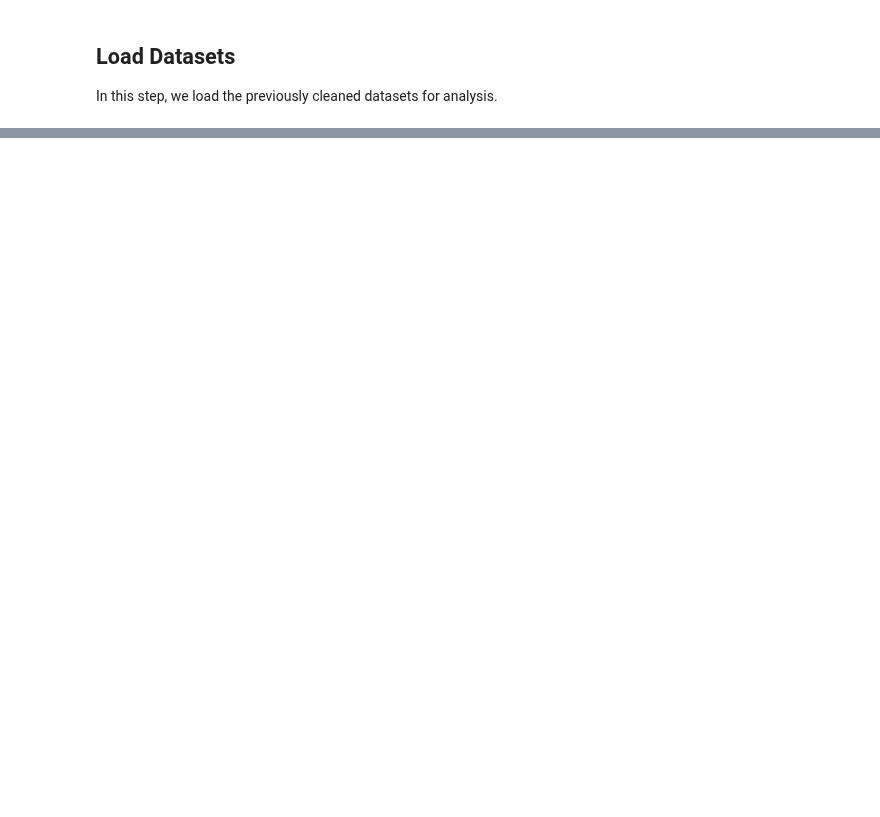
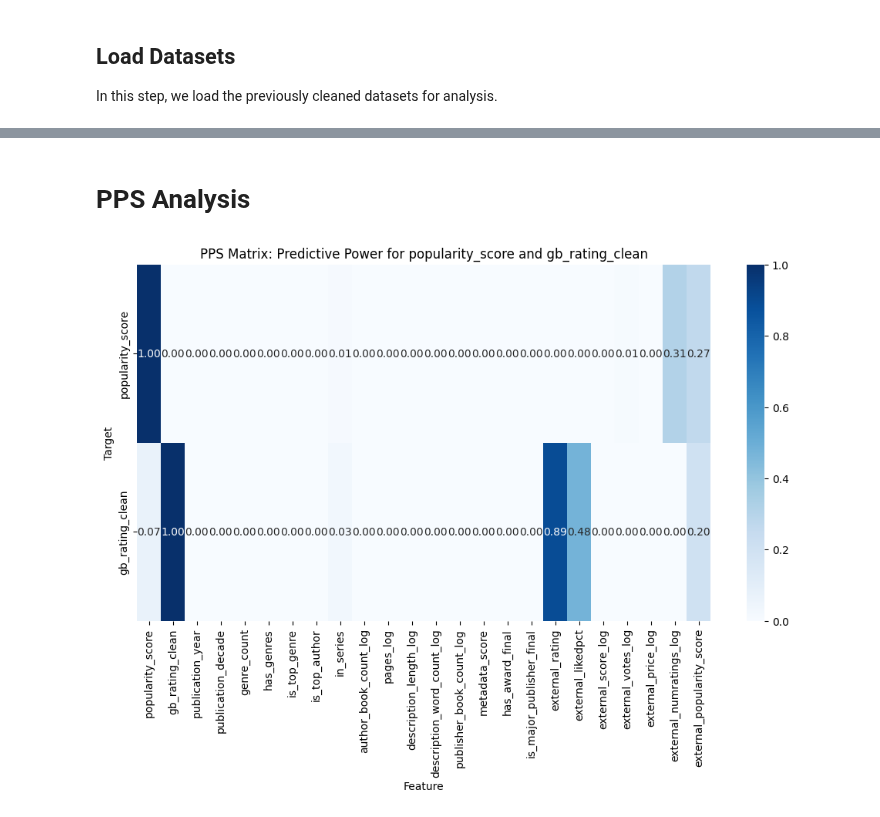
Before and after one commit to larevolucia/bookwise-analytics, a Jupyter notebook: notebooks/05_Feature_Engineering.ipynb, the cells around one changed output, grey strips where cells are left out. Saved outputs shown, nothing was run; the diff lists cells and outputs as text; code cells hidden in the pictures; blank space fills up the shorter version.

```diff
--- a/notebooks/05_Feature_Engineering.ipynb
+++ b/notebooks/05_Feature_Engineering.ipynb
@@ -307 +288,17 @@ warm_start[['title_final', 'external_popularity_score', 'external_rating', 'exte
+# %%
+# Metadata completeness score (fraction of non-null basic metadata fields per row)
+
+metadata_fields = [
+    'title_final', 'author_final', 'publication_date_final', 'pages_log', 'genres_final', 'publisher_final', 'description_final'
+]
+
+merged_features['metadata_score'] = merged_features[metadata_fields].notnull().mean(axis=1)
+
+# preview books with lowest metadata completeness
+print("Books with lowest metadata completeness:")
+display(merged_features[['title_final', 'metadata_score'] + metadata_fields].sort_values('metadata_score').head(10))
+
+print("\nBooks with highest metadata completeness:")
+# Preview books with highest metadata completeness
+display(merged_features[['title_final', 'metadata_score'] + metadata_fields].sort_values('metadata_score', ascending=False).head(10))
 # %% [markdown]
@@ -368,0 +569,33 @@ user_profile.to_csv(modeling_dir / 'user_profile_features.csv', index=False)
+# %% [markdown]
+# PPS Analysis
+# %%
+import ppscore as pps
+import pandas as pd
+
+# Compute PPS matrix for selected features
+pps_features = [
+    'popularity_score', 'gb_rating_clean', 'publication_year', 'publication_decade', 'genre_count',
+    'has_genres', 'is_top_genre', 'is_top_author', 'in_series', 'author_book_count_log', 'pages_log',
+    'description_length_log', 'description_word_count_log', 'publisher_book_count_log',
+    'metadata_score', 'has_award_final', 'is_major_publisher_final',
+    'external_rating', 'external_likedpct', 'external_score_log', 'external_votes_log',
+    'external_price_log', 'external_numratings_log', 'external_popularity_score'
+]
+
+pps_matrix = pd.DataFrame([
+    [pps.score(merged_features, x, y)['ppscore'] for y in pps_features]
+    for x in pps_features
+], columns=pps_features, index=pps_features)
+
+#  PPS for popularity_score and gb_rating_clean
+import seaborn as sns
+import matplotlib.pyplot as plt
+
+plt.figure(figsize=(12, 6))
+sns.heatmap(pps_matrix.loc[['popularity_score', 'gb_rating_clean']], annot=True, cmap='Blues', fmt=".2f")
+plt.title("PPS Matrix: Predictive Power for popularity_score and gb_rating_clean")
+plt.xlabel("Feature")
+plt.ylabel("Target")
+plt.show()
+# %% [output]
+[figure, added]
```
Also changed, not shown: parts of 31 cells of this notebook, 2 other files.
